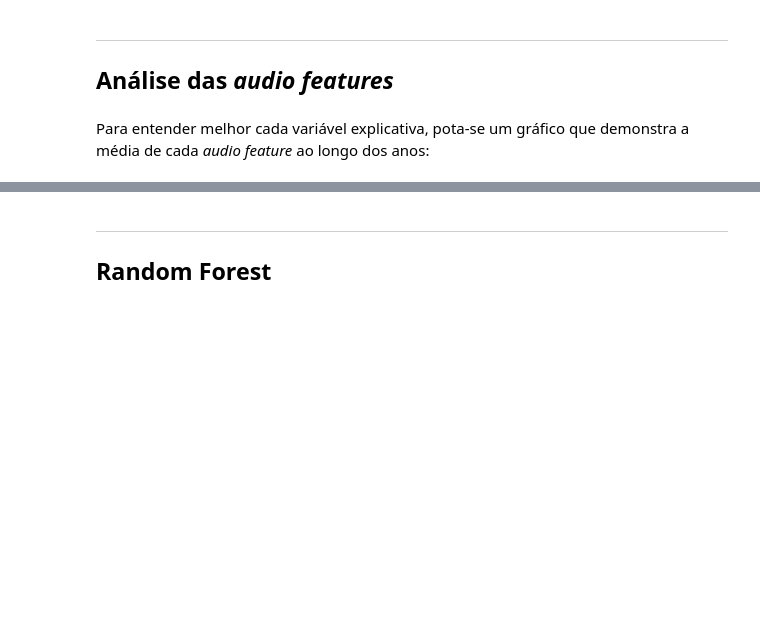
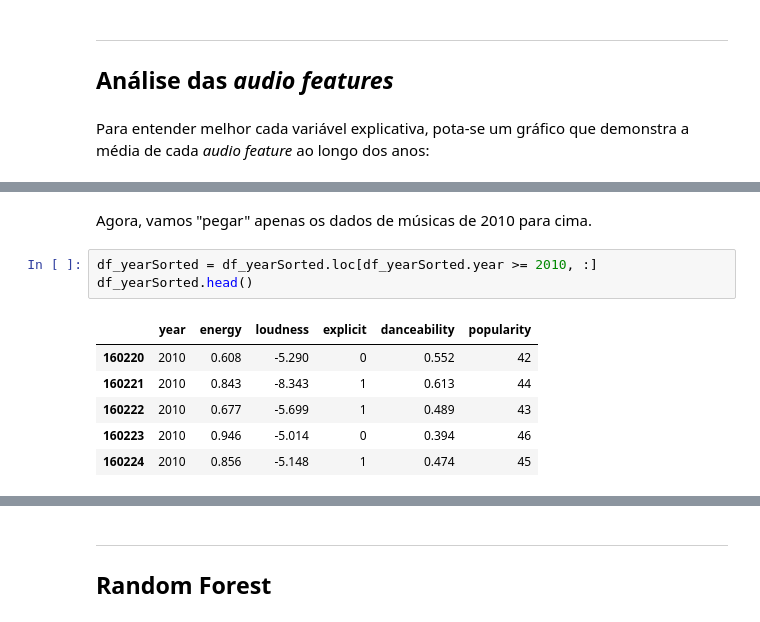
Before and after one commit to MatFreitas/P2-Cdados, a Jupyter notebook: P2.ipynb, the cells around one changed output, grey strips where cells are left out. Saved outputs shown, nothing was run; the diff lists cells and outputs as text; blank space fills up the shorter version.

```diff
--- a/P2.ipynb
+++ b/P2.ipynb
@@ -177,0 +179,12 @@ Com isso, corrigimos os valores de __release_date__ para apenas mostrar o ano em
+# %% [markdown]
+Agora, vamos "pegar" apenas os dados de músicas de 2010 para cima.
+# %%
+df_yearSorted = df_yearSorted.loc[df_yearSorted.year >= 2010, :]
+df_yearSorted.head()
+# %% [output]
+|  | year | energy | loudness | explicit | danceability | popularity |
+| 160220 | 2010 | 0.608 | -5.290 | 0 | 0.552 | 42 |
+| 160221 | 2010 | 0.843 | -8.343 | 1 | 0.613 | 44 |
+| 160222 | 2010 | 0.677 | -5.699 | 1 | 0.489 | 43 |
+| 160223 | 2010 | 0.946 | -5.014 | 0 | 0.394 | 46 |
+| 160224 | 2010 | 0.856 | -5.148 | 1 | 0.474 | 45 |
```
Also changed, not shown: parts of 60 cells of this notebook.
